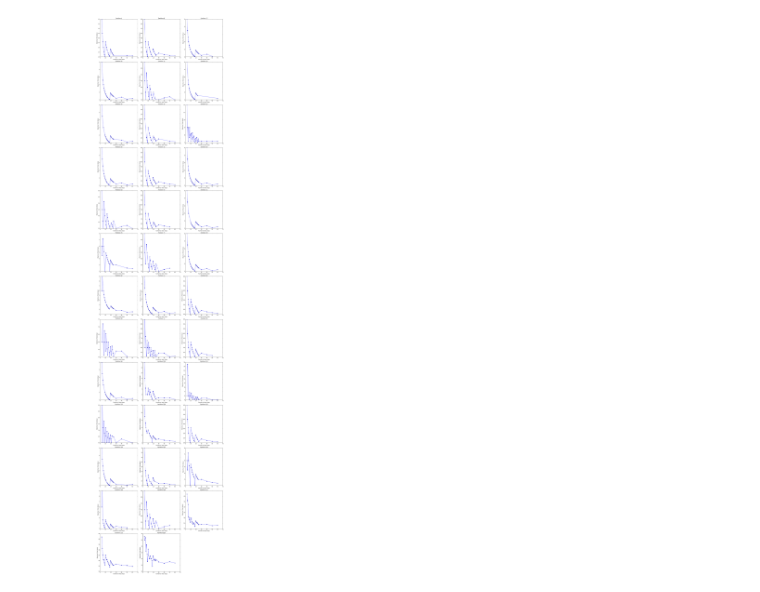
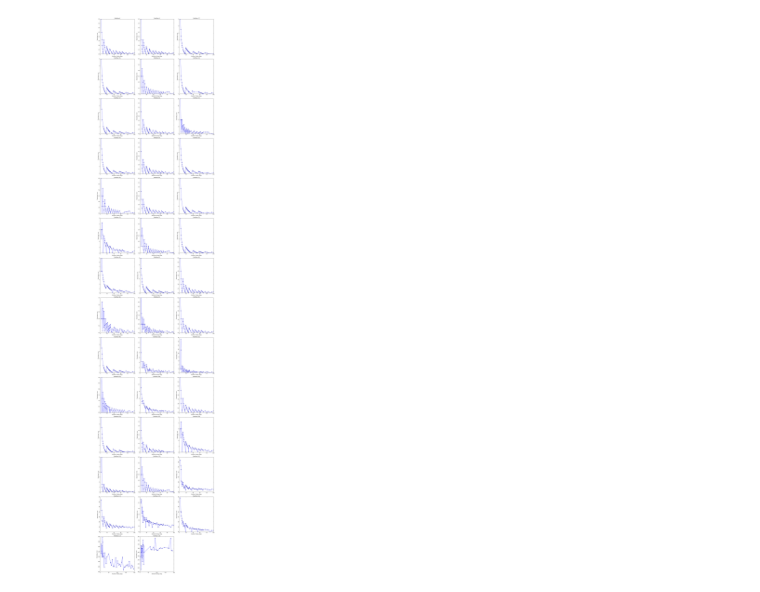
Before and after one commit to ventugithub/QCFATM, a Jupyter notebook: code/departureDelayModel/constraint_programming/analysis/Analyse model discretization.ipynb, the cells around one changed output. Drawn from its saved outputs; the diff is of its cells as text; code cells hidden in the pictures.

```diff
--- a/code/departureDelayModel/constraint_programming/analysis/Analyse model discretization.ipynb
+++ b/code/departureDelayModel/constraint_programming/analysis/Analyse model discretization.ipynb
@@ -8,8 +9,8 @@ import sys
 sys.path.append('../qubo')
 # %%
 pmin = 0
-pmax = 113
-numDelaysList = range(3, 26) + range(30, 70, 10)
+pmax = 116
+numDelaysList = range(0, 200)
 maxDelay = 18
 totaldelays = {}
 for partition in range(pmin, pmax + 1):
@@ -32,18 +33,18 @@ for partition in range(pmin, pmax + 1):
 # %%
 ncol = 3
 Np = len(totaldelays.keys())
 nrow = Np / ncol + (Np % ncol != 0)
 fig = plt.figure(figsize=(6 * ncol, 6 * nrow))
 n = 0
 for partition in totaldelays.keys():
     ax = fig.add_subplot(nrow, ncol, n + 1)
     ax.plot(totaldelays[partition][0], totaldelays[partition][1], 'o-')
     ax.set_title("Partition %i" % partition)
-    ax.set_xlim(0, 70)
+    #ax.set_xlim(0, 100)
     ax.set_xlabel('Number of delay steps')
-    ax.set_ylabel('Objective (Total delay)')
+    ax.set_ylabel('Total delay / min')
 
     n = n + 1
 plt.tight_layout()
 # %% [output]
-[figure, old version]
+[figure, new version]
```
Also changed, not shown: parts of 2 cells of this notebook.
